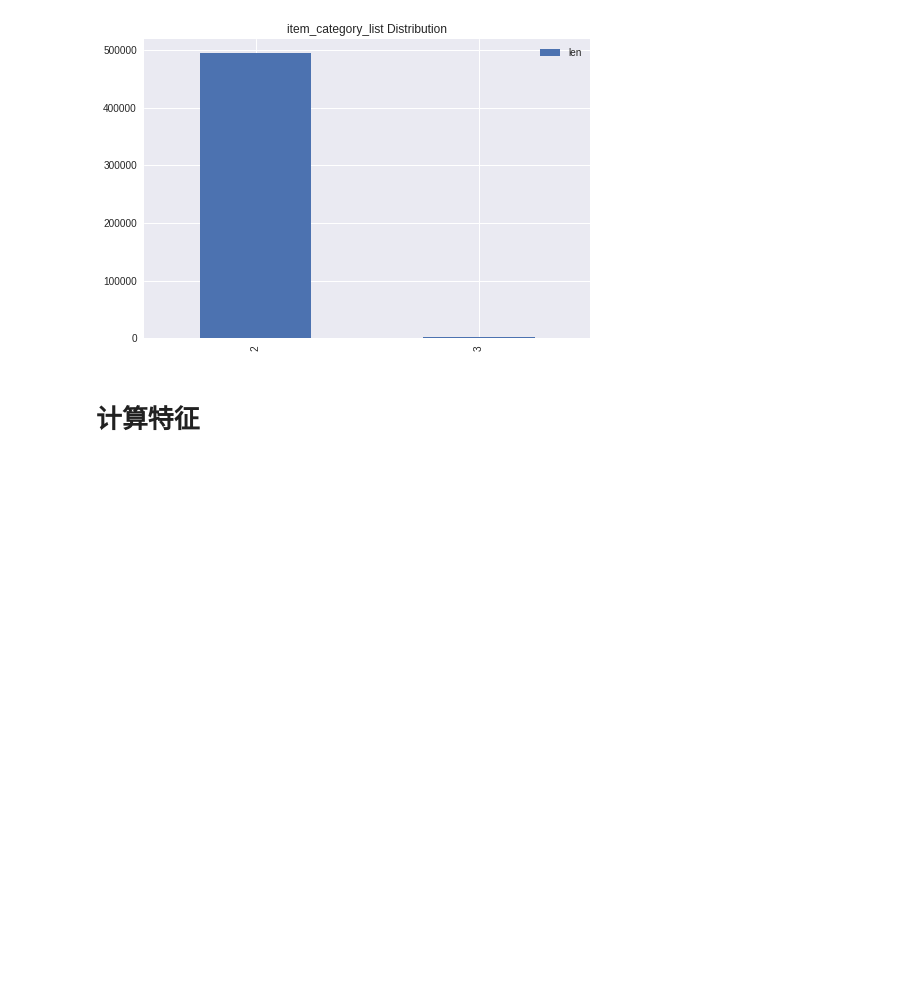
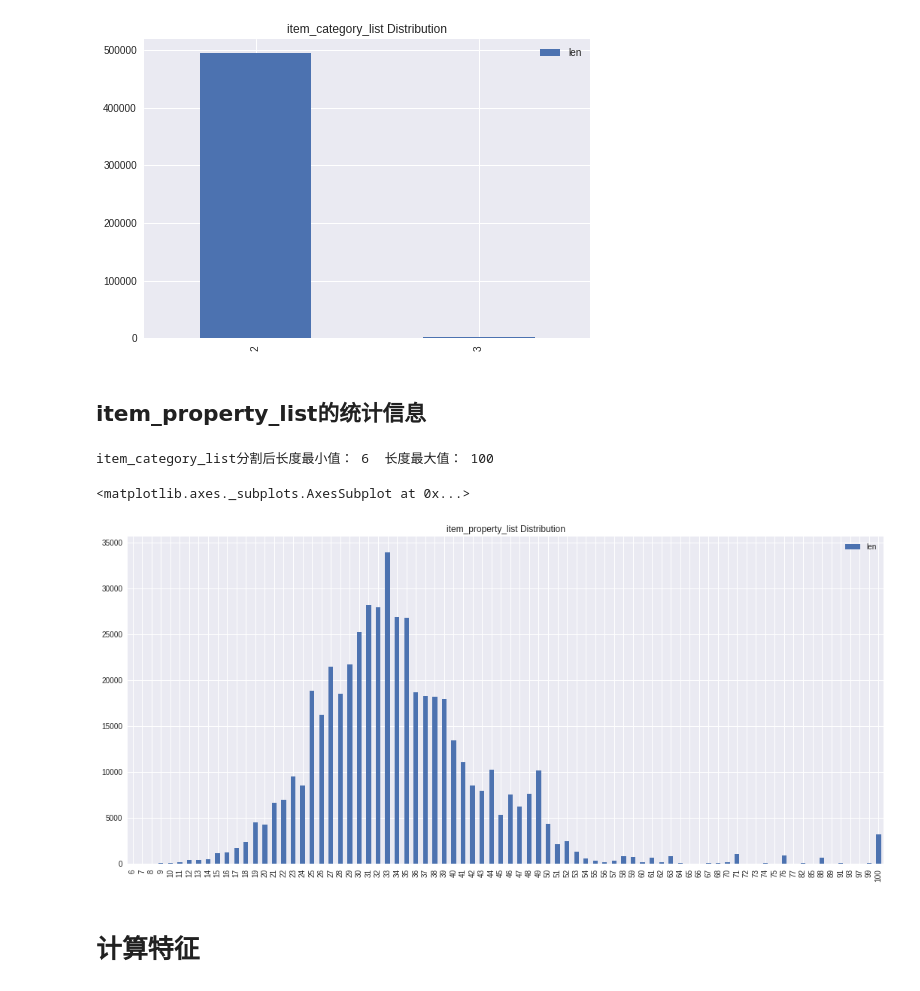
Before and after one commit to J-CIC/Tianchi_IJCAI2018, a Jupyter notebook: Tianchi_IJCAI.ipynb, the cells around one changed output. Drawn from its saved outputs; the diff is of its cells as text; code cells hidden in the pictures; blank space fills up the shorter version.

```diff
--- a/Tianchi_IJCAI.ipynb
+++ b/Tianchi_IJCAI.ipynb
@@ -125,6 +153,19 @@ pd.DataFrame(item_category_list["len"].value_counts().sort_index()).plot(kind="b
 item_category_list分割后长度最小值： 2  长度最大值： 3
 <matplotlib.axes._subplots.AxesSubplot at 0x...>
 [figure]
+# %% [markdown]
+## item_property_list的统计信息
+# %%
+all_data = [train_csv,test_csv]
+all_data = pd.concat(all_data)
+property_list= list(map(lambda x:len(x.split(";")),all_data["item_property_list"]))
+item_property_list = pd.DataFrame({"len":property_list,"list":list(map(lambda x:x.split(";"),all_data["item_property_list"]))})
+print("item_category_list分割后长度最小值：",item_property_list["len"].min()," 长度最大值：",item_property_list["len"].max())
+pd.DataFrame(item_property_list["len"].value_counts().sort_index()).plot(kind="bar",title="item_property_list Distribution",figsize=(18,8))
+# %% [output]
+item_category_list分割后长度最小值： 6  长度最大值： 100
+<matplotlib.axes._subplots.AxesSubplot at 0x...>
+[figure, added]
 # %% [markdown]
 # 计算特征
 # %%
```
Also changed, not shown: parts of 49 cells of this notebook.
